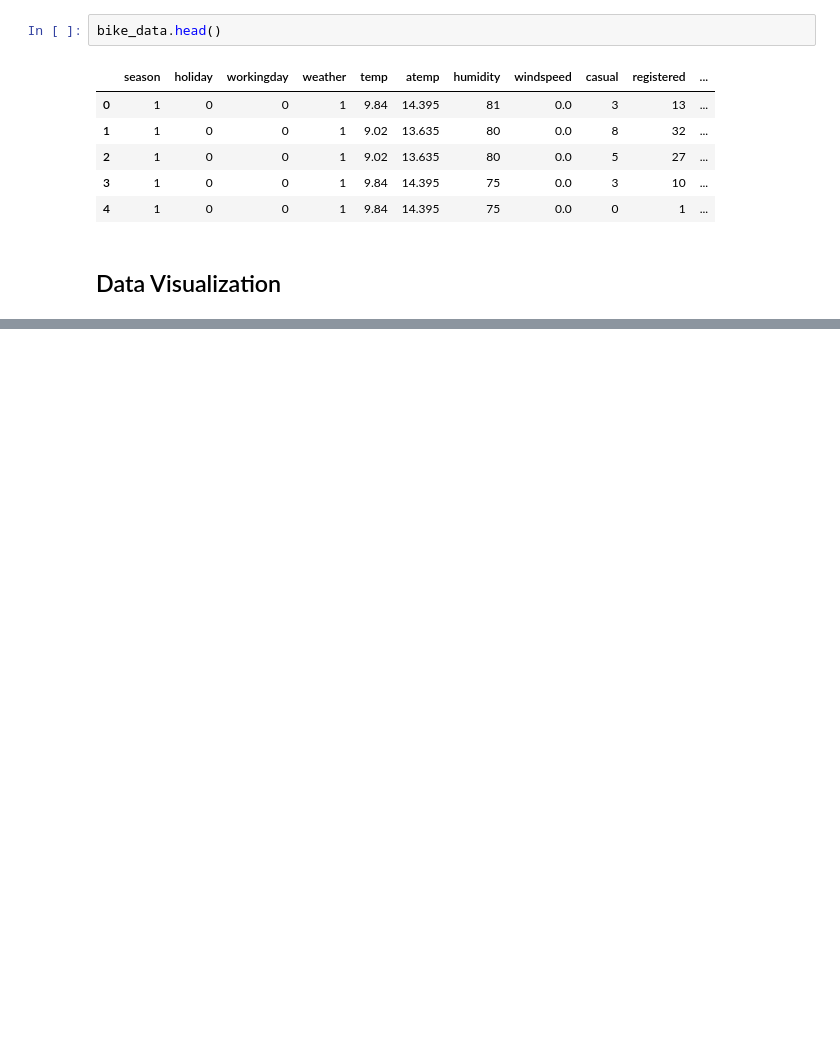
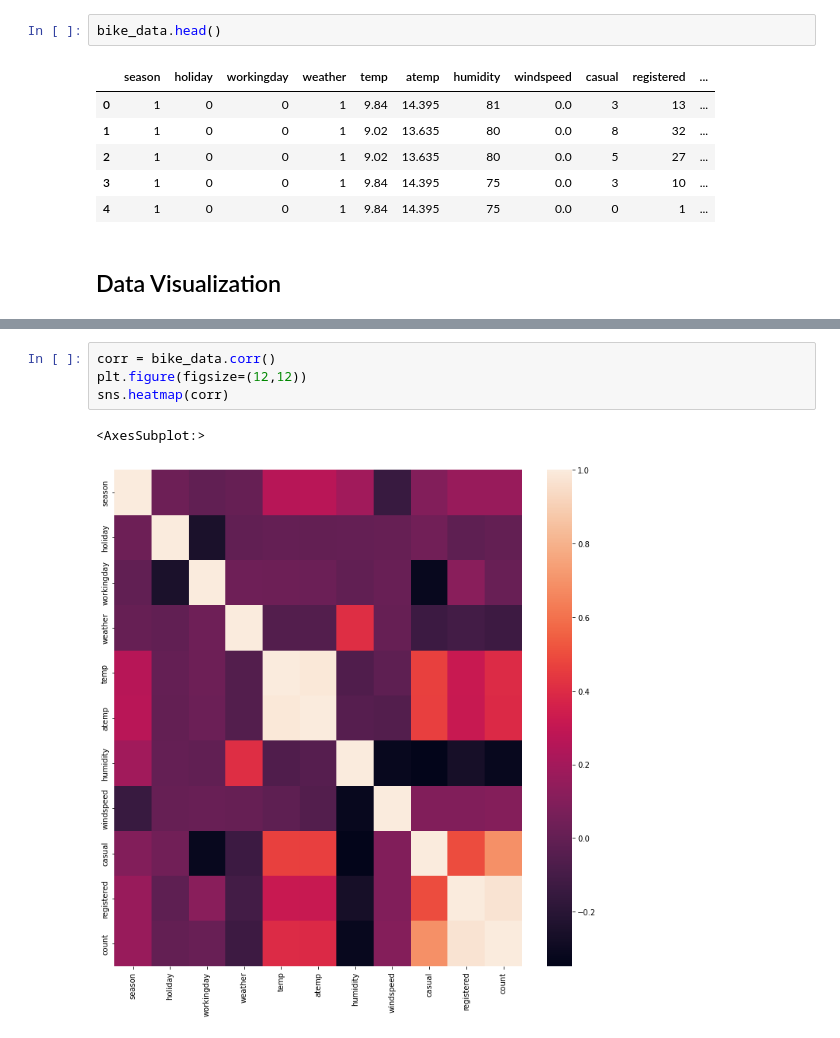
Before and after one commit to Mandarhp77/Cdac_Statistics, a Jupyter notebook: Bike Sharing Demand/Bike_sharing_demand.ipynb, the cells around one changed output, grey strips where cells are left out. Drawn from its saved outputs; the diff is of its cells as text; blank space fills up the shorter version.

```diff
--- a/Bike Sharing Demand/Bike_sharing_demand.ipynb
+++ b/Bike Sharing Demand/Bike_sharing_demand.ipynb
@@ -272,0 +235,7 @@ Name: count, dtype: int64
+# %%
+corr = bike_data.corr()
+plt.figure(figsize=(12,12))
+sns.heatmap(corr)
+# %% [output]
+<AxesSubplot:>
+[figure, added]
```
Also changed, not shown: parts of 45 cells of this notebook.
